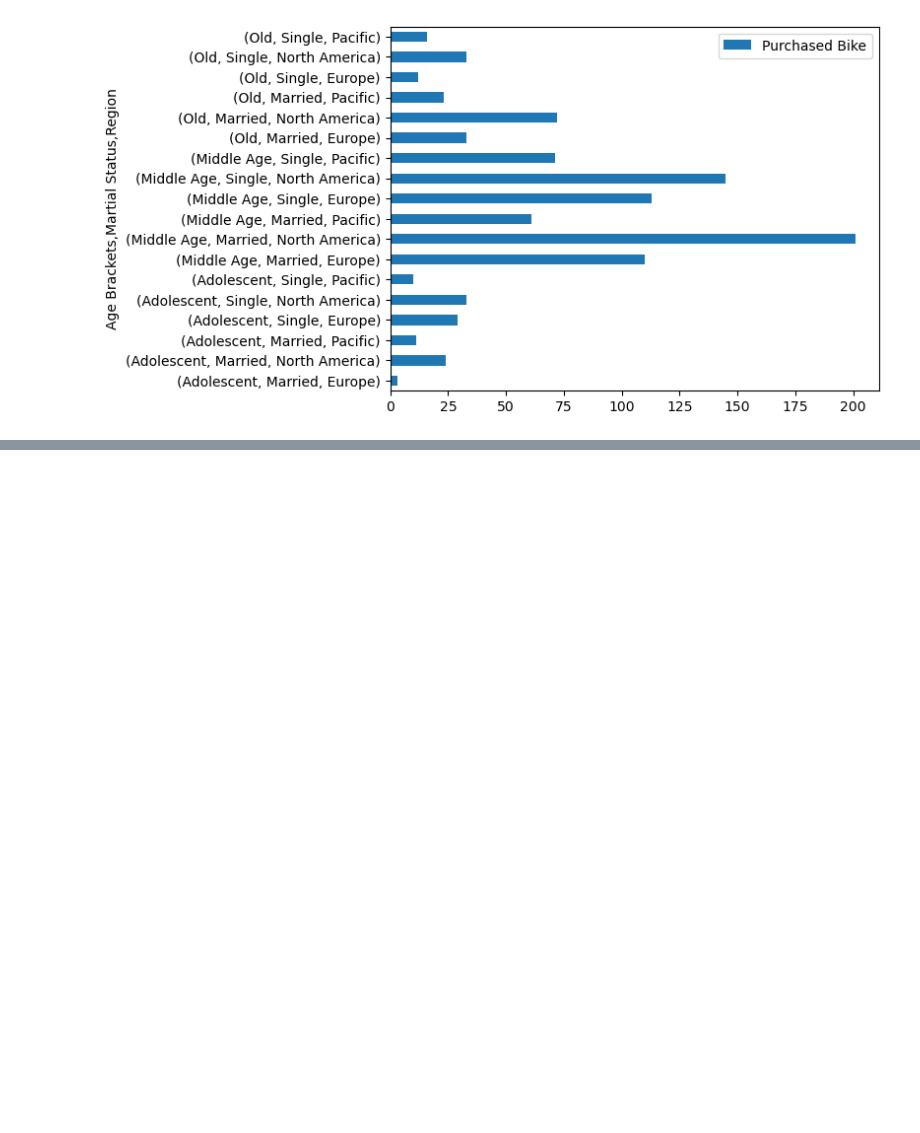
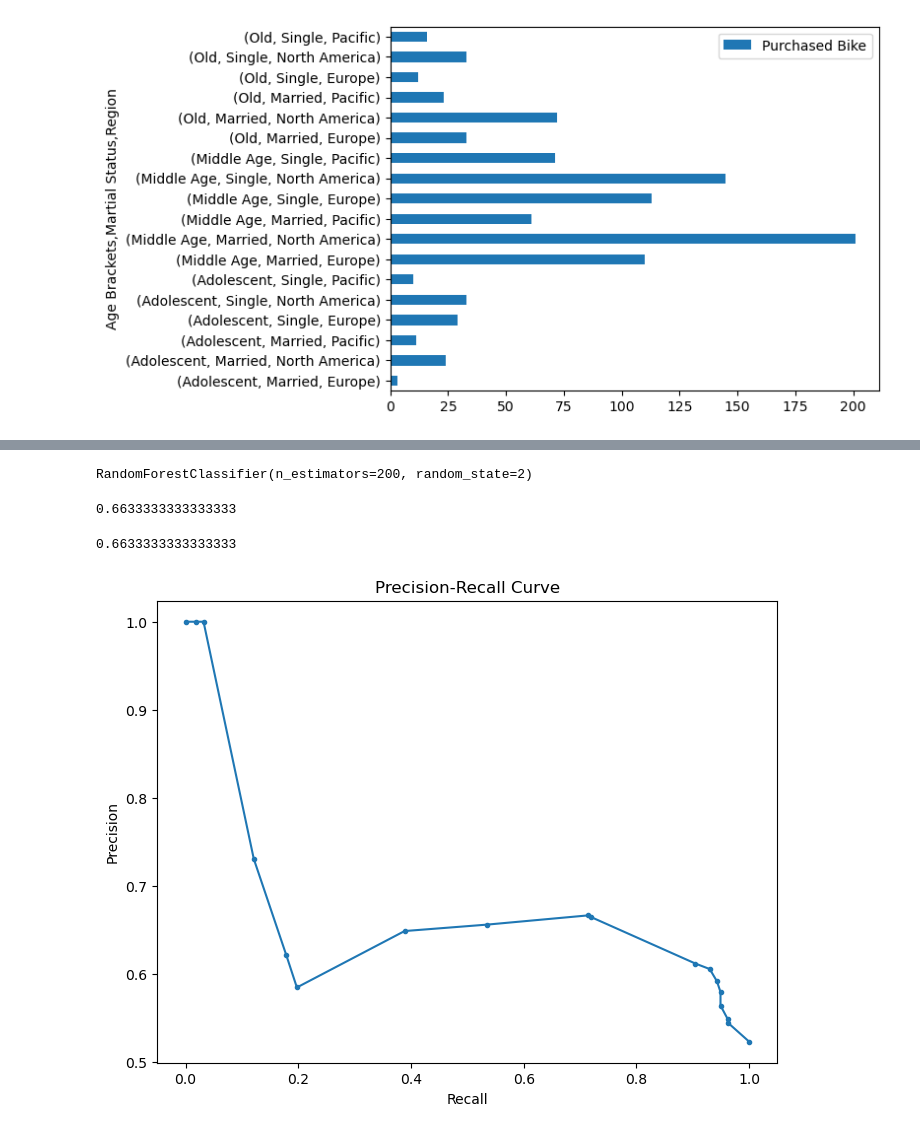
Before and after one commit to alexkrdozo/Compra_de_Bicicletas_Review, a Jupyter notebook: bikes_vs.ipynb, the cells around one changed output, grey strips where cells are left out. Saved outputs shown, nothing was run; the diff lists cells and outputs as text; code cells hidden in the pictures; blank space fills up the shorter version.

```diff
--- a/bikes_vs.ipynb
+++ b/bikes_vs.ipynb
@@ -213,0 +237,3 @@ agrupado.plot(kind='barh')
+# %%
+enconded = pd.get_dummies(X, dtype=int)
+enconded
@@ -213,0 +258,8 @@ agrupado.plot(kind='barh')
+# %%
+X_train, X_test, y_train, y_test = train_test_split(enconded, y_enconded, test_size=0.3, random_state=2)
+# %%
+model = RandomForestClassifier(random_state=2, n_estimators=200)
+# %%
+model.fit(X_train, y_train.values.ravel())
+# %% [output]
+RandomForestClassifier(n_estimators=200, random_state=2)
@@ -213,0 +268,25 @@ agrupado.plot(kind='barh')
+# %%
+accuracy_score(y_test, y_pred)
+# %% [output]
+0.6633333333333333
+# %%
+from sklearn.metrics import recall_score
+recall = recall_score(y_test, y_pred, average='micro')
+recall
+# %% [output]
+0.6633333333333333
+# %%
+from sklearn.metrics import precision_recall_curve
+
+# Calcular a precisão e recall
+precision, recall, _ = precision_recall_curve(y_test, model.predict_proba(X_test)[:, 1])
+
+# Plotar o gráfico
+plt.figure(figsize=(8, 6))
+plt.plot(recall, precision, marker='.')
+plt.xlabel('Recall')
+plt.ylabel('Precision')
+plt.title('Precision-Recall Curve')
+plt.show()
+# %% [output]
+[figure, added]
```
Also changed, not shown: parts of 6 cells of this notebook.
